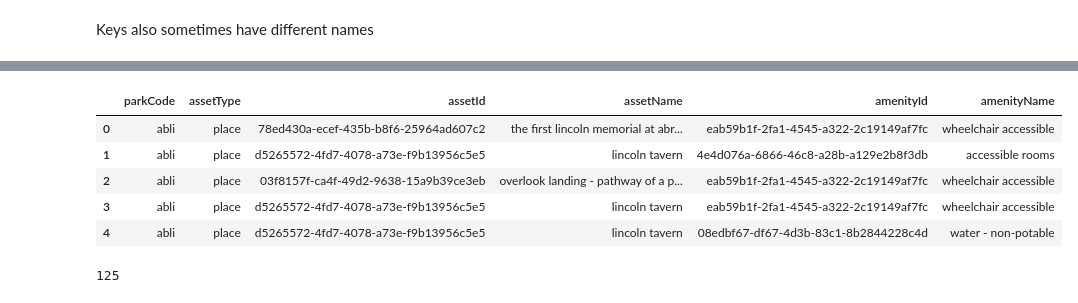
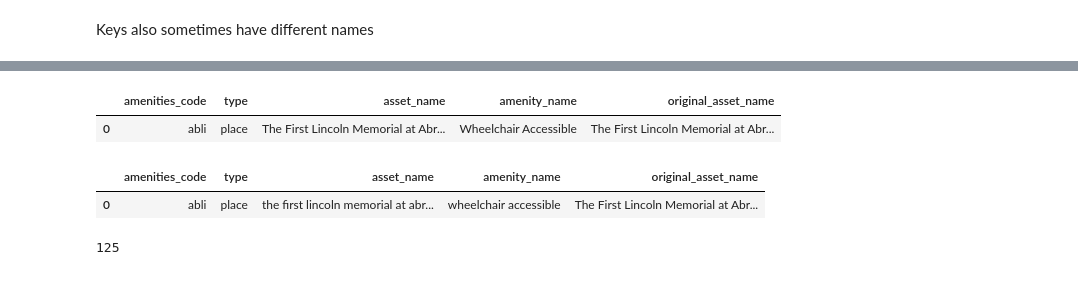
Before and after one commit to jeccalong/NPS_Mortality_Analysis, a Jupyter notebook: Notebooks/aquisitionAndCleaning.ipynb, the cells around one changed output, grey strips where cells are left out. Saved outputs shown, nothing was run; the diff lists cells and outputs as text; code cells hidden in the pictures.

Commit message:
Continued modifying table structure in db prep

```diff
--- a/Notebooks/aquisitionAndCleaning.ipynb
+++ b/Notebooks/aquisitionAndCleaning.ipynb
@@ -1868,22 +1934,33 @@ df_amenities.head()
 | 2 | abli | place | 03F8157F-CA4F-49D2-9638-15A9B39CE3EB | Overlook Landing - Pathway of a P... | EAB59B1F-2FA1-4545-A322-2C19149AF7FC | Wheelchair Accessible |
 | 3 | abli | place | D5265572-4FD7-4078-A73E-F9B13956C5E5 | Lincoln Tavern | EAB59B1F-2FA1-4545-A322-2C19149AF7FC | Wheelchair Accessible |
 | 4 | abli | place | D5265572-4FD7-4078-A73E-F9B13956C5E5 | Lincoln Tavern | 08EDBF67-DF67-4D3B-83C1-8B2844228C4D | Water - Non-Potable |
+# %%
+df_amenities = df_amenities.drop(columns=[
+    "assetId",
+    "amenityId"])
+# %%
+df_amenities = df_amenities.rename(columns={
+    "parkCode": "amenities_code",
+    "assetType": "type",
+    "amenityName": "amenity_name",
+    "assetName": "asset_name"
+})
+# %%
+df_amenities["original_asset_name"] = df_amenities["asset_name"]
+
+df_amenities.head(1)
+# %% [output]
+|  | amenities_code | type | asset_name | amenity_name | original_asset_name |
+| 0 | abli | place | The First Lincoln Memorial at Abr... | Wheelchair Accessible | The First Lincoln Memorial at Abr... |
 # %%
-cols = ["parkCode",
-        "assetType",
-        "assetId",
-        "assetName",
-        "amenityId",
-        "amenityName"]
+cols = ["amenities_code",
+        "asset_name",
+        "amenity_name"]
 
 df_amenities[cols] = df_amenities[cols].apply(clean)
 
-df_amenities.head()
+df_amenities.head(1)
 # %% [output]
-|  | parkCode | assetType | assetId | assetName | amenityId | amenityName |
-| 0 | abli | place | 78ed430a-ecef-435b-b8f6-25964ad607c2 | the first lincoln memorial at abr... | eab59b1f-2fa1-4545-a322-2c19149af7fc | wheelchair accessible |
-| 1 | abli | place | d5265572-4fd7-4078-a73e-f9b13956c5e5 | lincoln tavern | 4e4d076a-6866-46c8-a28b-a129e2b8f3db | accessible rooms |
-| 2 | abli | place | 03f8157f-ca4f-49d2-9638-15a9b39ce3eb | overlook landing - pathway of a p... | eab59b1f-2fa1-4545-a322-2c19149af7fc | wheelchair accessible |
-| 3 | abli | place | d5265572-4fd7-4078-a73e-f9b13956c5e5 | lincoln tavern | eab59b1f-2fa1-4545-a322-2c19149af7fc | wheelchair accessible |
-| 4 | abli | place | d5265572-4fd7-4078-a73e-f9b13956c5e5 | lincoln tavern | 08edbf67-df67-4d3b-83c1-8b2844228c4d | water - non-potable |
+|  | amenities_code | type | asset_name | amenity_name | original_asset_name |
+| 0 | abli | place | the first lincoln memorial at abr... | wheelchair accessible | The First Lincoln Memorial at Abr... |
 # %%
```
Also changed, not shown: parts of 40 cells of this notebook, 1 other file.
